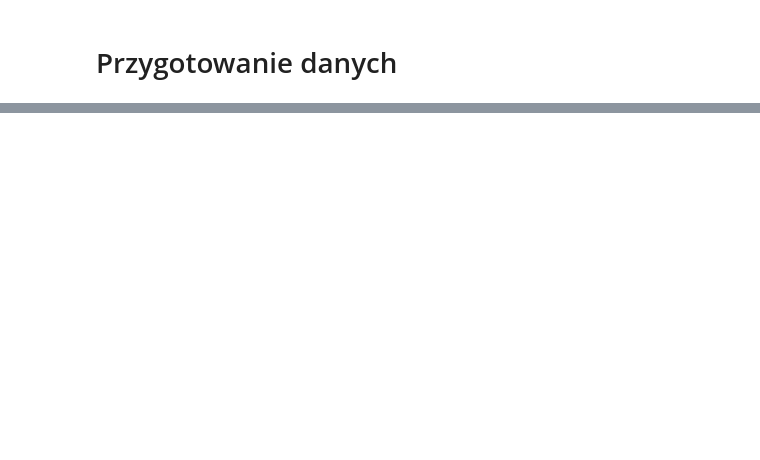
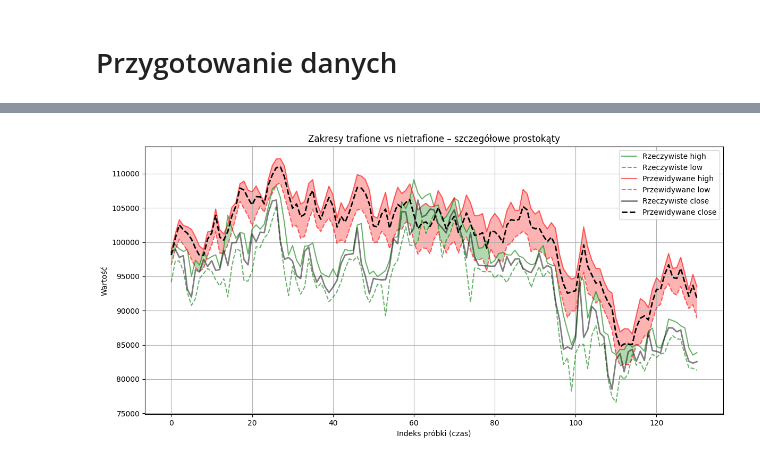
Before and after one commit to piotrczech/mathematical-modeling-in-cryptocurrency-market-forecasting, a Jupyter notebook: main.ipynb, the cells around one changed output, grey strips where cells are left out. Cells and saved outputs as stored; diff of their text form; code cells hidden in the pictures; blank space fills up the shorter version.

```diff
--- a/main.ipynb
+++ b/main.ipynb
@@ -86,5 +87,5 @@ Podzielmy dane na:
 # %%
-X_train, X_temp, y_train, y_temp = train_test_split(X_full, y_full, test_size=0.4, shuffle=False)
+X_train, X_temp, y_train, y_temp = train_test_split(X_full, y_full, test_size=0.1, shuffle=False)
 X_val, X_test, y_val, y_test = train_test_split(X_temp, y_temp, test_size=0.5, shuffle=False)
 
 print(f"Train:      X={X_train.shape}, y={y_train.shape}")
@@ -96,0 +192,82 @@ Test:       X=(524, 30, 13),  y=(524, 2)
+# %%
+predictions = model.predict(X_test_scaled)
+
+n_points = len(y_test)
+x_main = np.arange(n_points)
+
+real_high = y_test[:, 0]
+real_low = y_test[:, 1]
+real_close = y_test[:, 2]
+pred_high = predictions[:, 0]
+pred_low = predictions[:, 1]
+
+fig, ax = plt.subplots(figsize=(12, 6))
+
+ax.plot(x_main, real_high, label='Rzeczywiste high', color='green', alpha=0.6)
+ax.plot(x_main, real_low, label='Rzeczywiste low', color='green', linestyle='--', alpha=0.6)
+
+ax.plot(x_main, pred_high, label='Przewidywane high', color='red', alpha=0.6)
+ax.plot(x_main, pred_low, label='Przewidywane low', color='red', linestyle='--', alpha=0.6)
+
+ax.plot(x_main, real_close, label='Rzeczywiste close', color='black', linewidth=2, alpha=0.5)
+
+# Parametr: liczba podziałów dla każdego przedziału między punktami.
+res = 20  # im wyższa wartość, tym więcej małych prostokątów
+
+for i in range(n_points - 1):
+    x0 = x_main[i]
+    x1 = x_main[i+1]
+    dx = (x1 - x0) / res  # szerokość małego prostokąta
+
+    for j in range(res):
+        t = (j + 0.5) / res
+
+        ph = pred_high[i] + (pred_high[i+1] - pred_high[i]) * t
+        pl = pred_low[i]  + (pred_low[i+1]  - pred_low[i])  * t
+        rh = real_high[i] + (real_high[i+1] - real_high[i]) * t
+        rl = real_low[i]  + (real_low[i+1]  - real_low[i])  * t
+
+        x_rect = x0 + j * dx
+
+        green_top = min(ph, rh)
+        green_bottom = max(pl, rl)
+
+        # Sprawdzenie, czy w tym subprzedziale jest jakieś przecięcie
+        if green_top > green_bottom:
+            # Rysujemy zielony prostokąt – fragment, gdzie predykcja pokrywa się z zakresem rzeczywistym.
+            rect_green = Rectangle(
+                (x_rect, green_bottom), dx, green_top - green_bottom,
+                facecolor='green', alpha=0.3
+            )
+            ax.add_patch(rect_green)
+
+            # Górny fragment (czerwony) – jeśli górna część predykcji wykracza poza przecięcie
+            if ph > green_top:
+                rect_red_upper = Rectangle(
+                    (x_rect, green_top), dx, ph - green_top,
+                    facecolor='red', alpha=0.3
+                )
+                ax.add_patch(rect_red_upper)
+            # Dolny fragment (czerwony) – jeśli dolna część predykcji wykracza poniżej przecięcia
+            if pl < green_bottom:
+                rect_red_lower = Rectangle(
+                    (x_rect, pl), dx, green_bottom - pl,
+                    facecolor='red', alpha=0.3
+                )
+                ax.add_patch(rect_red_lower)
+        else:
+            # Jeżeli nie ma przecięcia, całość przedziału predykcji rysujemy na czerwono
+            rect_red = Rectangle(
+                (x_rect, pl), dx, ph - pl,
+                facecolor='red', alpha=0.3
+            )
+            ax.add_patch(rect_red)
+
+ax.set_title("Zakresy trafione vs nietrafione – szczegółowe prostokąty")
+ax.set_xlabel("Indeks próbki (czas)")
+ax.set_ylabel("Wartość")
+ax.legend()
+ax.grid(True)
+plt.tight_layout()
+plt.show()
+# %% [output]
@@ -96,0 +275 @@ Test:       X=(524, 30, 13),  y=(524, 2)
+[figure, added]
```
Also changed, not shown: parts of 15 cells of this notebook.
